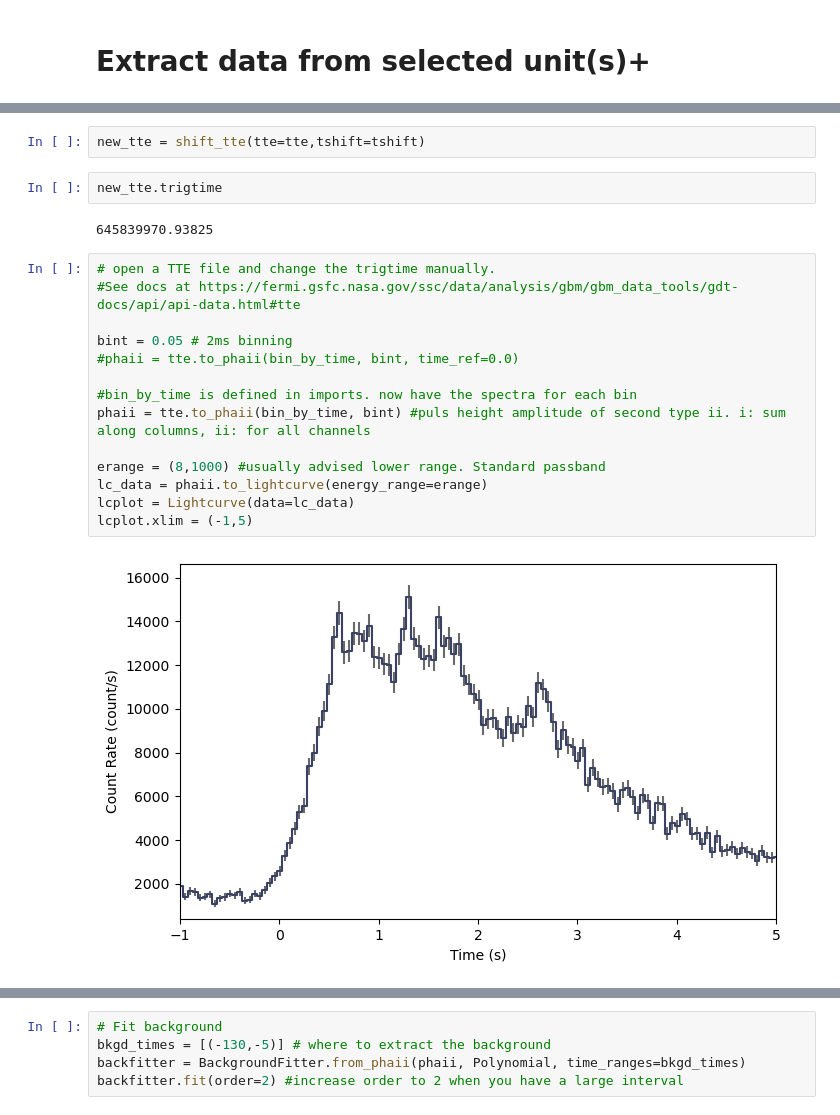
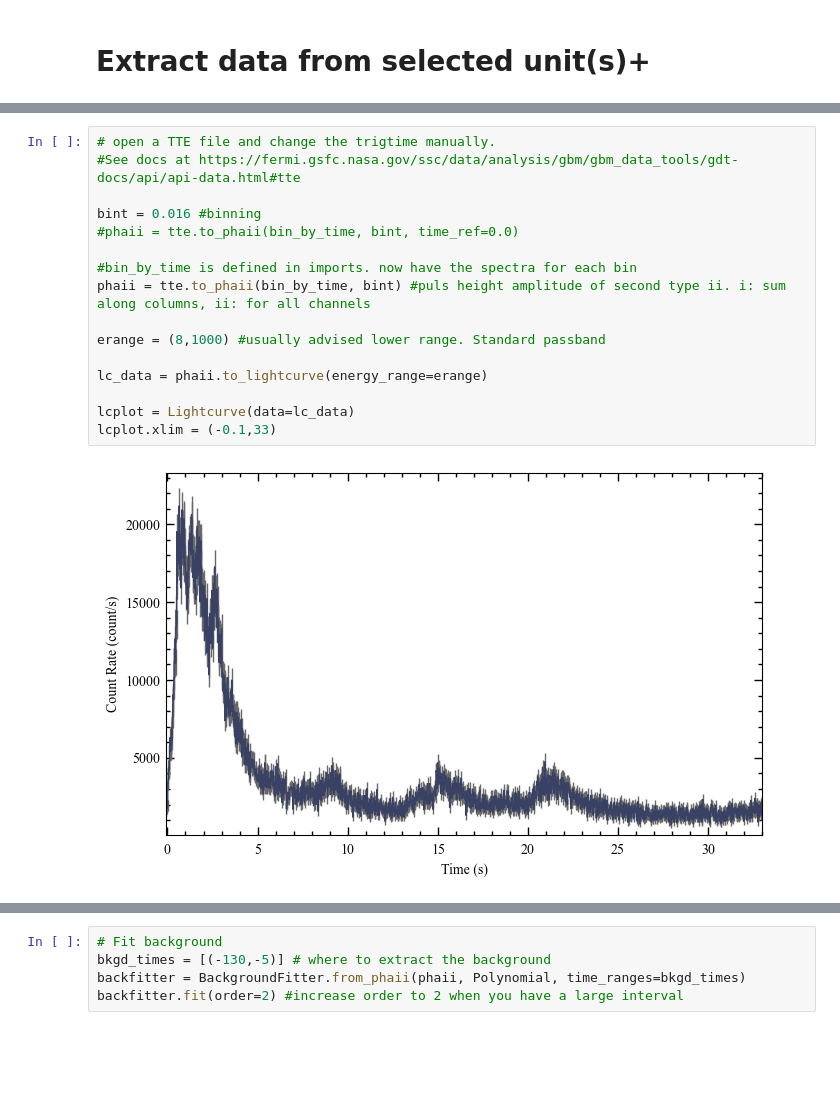
Before and after one commit to AndreasRamsli/GRB, a Jupyter notebook: xspec/FERMI/GRB210619B/GRB210619B_extract_files.ipynb, the cells around one changed output, grey strips where cells are left out. Drawn from its saved outputs; the diff is of its cells as text; blank space fills up the shorter version.

```diff
--- a/xspec/FERMI/GRB210619B/GRB210619B_extract_files.ipynb
+++ b/xspec/FERMI/GRB210619B/GRB210619B_extract_files.ipynb
@@ -176,22 +181,18 @@ def shift_tte(tte=None,tshift=None):
 # %%
-new_tte = shift_tte(tte=tte,tshift=tshift)
+# open a TTE file and change the trigtime manually.
+#See docs at https://fermi.gsfc.nasa.gov/ssc/data/analysis/gbm/gbm_data_tools/gdt-docs/api/api-data.html#tte
+
+bint = 0.016 #binning
+#phaii = tte.to_phaii(bin_by_time, bint, time_ref=0.0)
+
+#bin_by_time is defined in imports. now have the spectra for each bin
+phaii = tte.to_phaii(bin_by_time, bint) #puls height amplitude of second type ii. i: sum along columns, ii: for all channels
+
+erange = (8,1000) #usually advised lower range. Standard passband
+
+lc_data = phaii.to_lightcurve(energy_range=erange)
+
+lcplot = Lightcurve(data=lc_data)
+lcplot.xlim = (-0.1,33)
+# %% [output]
+[figure, added]
-# %%
-new_tte.trigtime
-# %% [output]
-645839970.93825
-# %%
-# open a TTE file and change the trigtime manually.
-#See docs at https://fermi.gsfc.nasa.gov/ssc/data/analysis/gbm/gbm_data_tools/gdt-docs/api/api-data.html#tte
-
-bint = 0.05 # 2ms binning
-#phaii = tte.to_phaii(bin_by_time, bint, time_ref=0.0)
-
-#bin_by_time is defined in imports. now have the spectra for each bin
-phaii = tte.to_phaii(bin_by_time, bint) #puls height amplitude of second type ii. i: sum along columns, ii: for all channels
-
-erange = (8,1000) #usually advised lower range. Standard passband
-lc_data = phaii.to_lightcurve(energy_range=erange)
-lcplot = Lightcurve(data=lc_data)
-lcplot.xlim = (-1,5)
-# %% [output]
-[figure, removed]
```
Also changed, not shown: parts of 18 cells of this notebook, 23 other files.
